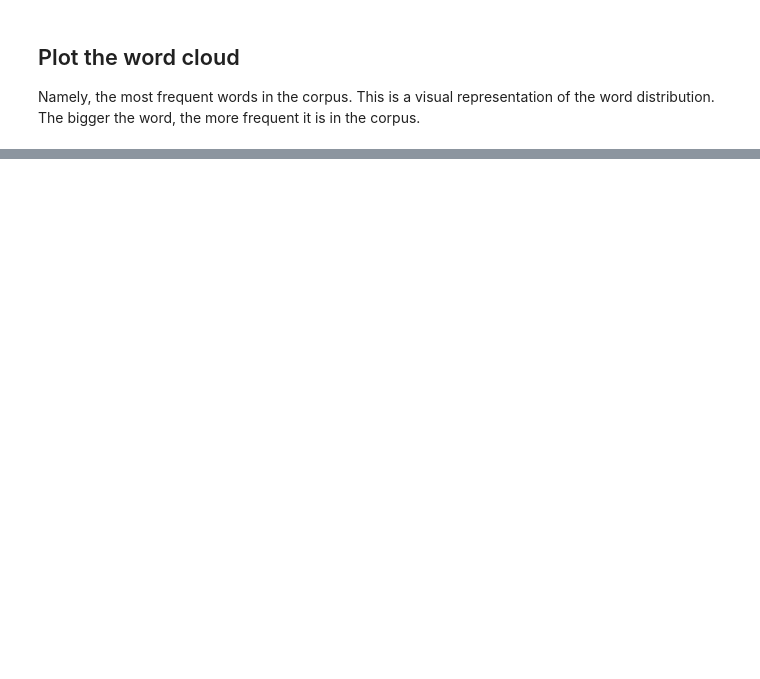
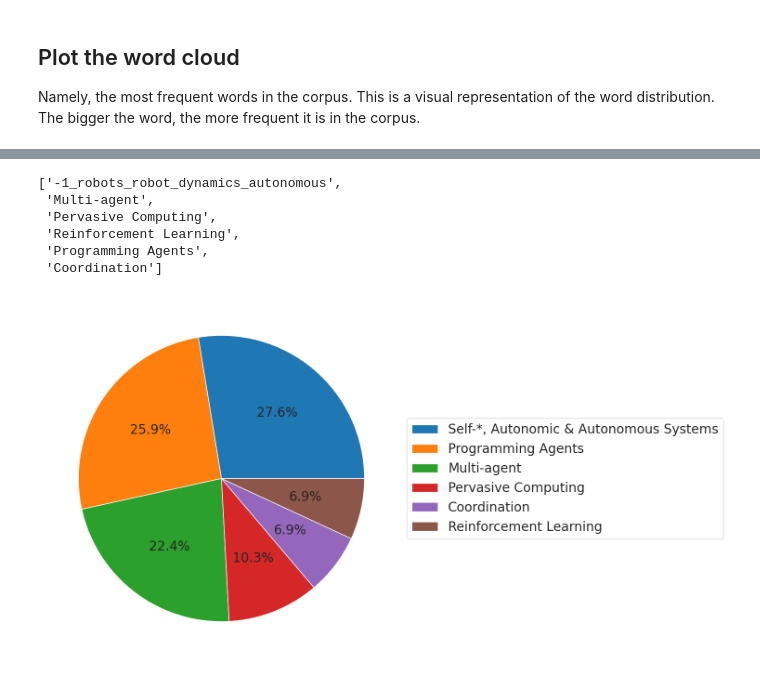
Before and after one commit to cric96/experiments-2024-chapter-woa-literature-analysis, a Jupyter notebook: notebook.ipynb, the cells around one changed output, grey strips where cells are left out. Cells and saved outputs as stored; diff of their text form; code cells hidden in the pictures; blank space fills up the shorter version.

Commit message:
feat: update notebook based on new query

```diff
--- a/notebook.ipynb
+++ b/notebook.ipynb
@@ -220,0 +172,22 @@ plt.savefig("images/topics_distribution.pdf")
+# %%
+from bertopic import BERTopic
+from bertopic.representation import KeyBERTInspired
+zeroshot_topic_list = ["Multi-agent", "Pervasive Computing", "Spatial", "Reinforcement Learning", "Programming Agents", "Coordination"]
+
+# We fit our model using the zero-shot topics
+# and we define a minimum similarity. For each document,
+# if the similarity does not exceed that value, it will be used
+# for clustering instead.
+topic_model = BERTopic(
+    embedding_model="thenlper/gte-small",
+    min_topic_size=3,
+    zeroshot_topic_list=zeroshot_topic_list,
+    zeroshot_min_similarity=.85,
+    representation_model=KeyBERTInspired()
+)
+
+docs = []
+
+for paper in lit_study_compatible:
+    docs.append(paper.title + " " + paper.abstract)
+topics, probs = topic_model.fit_transform(docs)
@@ -220,0 +204,34 @@ plt.savefig("images/topics_distribution.pdf")
+# %%
+topic_list_names = topic_model.get_topic_info().Name.to_list()
+# %%
+topic_list_names
+# %% [output]
+['-1_robots_robot_dynamics_autonomous',
+ 'Multi-agent',
+ 'Pervasive Computing',
+ 'Reinforcement Learning',
+ 'Programming Agents',
+ 'Coordination']
+# %%
+def topicMap(topic_id):
+    if(topic_id >= 0):
+        return topic_list_names[topic_id + 1]
+    else:
+        return "Self-*, Autonomic & Autonomous Systems"
+# %%
+plt.rcParams.update({'font.size': 20})
+plt.rcParams['figure.figsize'] = (25, 10)
+# pie chart based on the topics
+topics_render = [topicMap(topic) for topic in topics]
+topics_series = pd.Series(topics_render)
+topics_series = topics_series.value_counts()
+topics_series.plot.pie(autopct="%.1f%%", labels = ["" for i in topics_series.index])
+# remove axis
+plt.axis('off')
+# put name as legend
+plt.legend(topics_series.index, loc="center left", bbox_to_anchor=(1, 0, 0.5, 1))
+# remove name of the pie chart
+
+plt.savefig("images/topics_pie.pdf")
+# %% [output]
+[figure, added]
```
Also changed, not shown: parts of 14 cells of this notebook, 8 other files.
